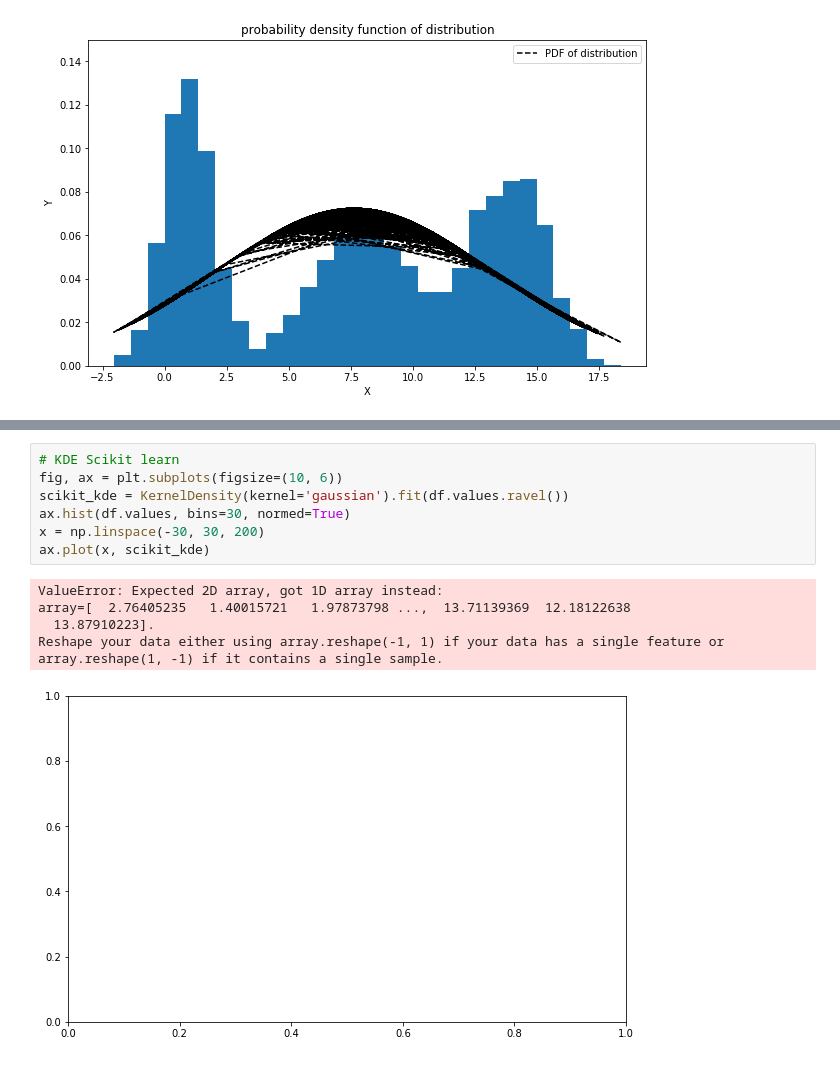
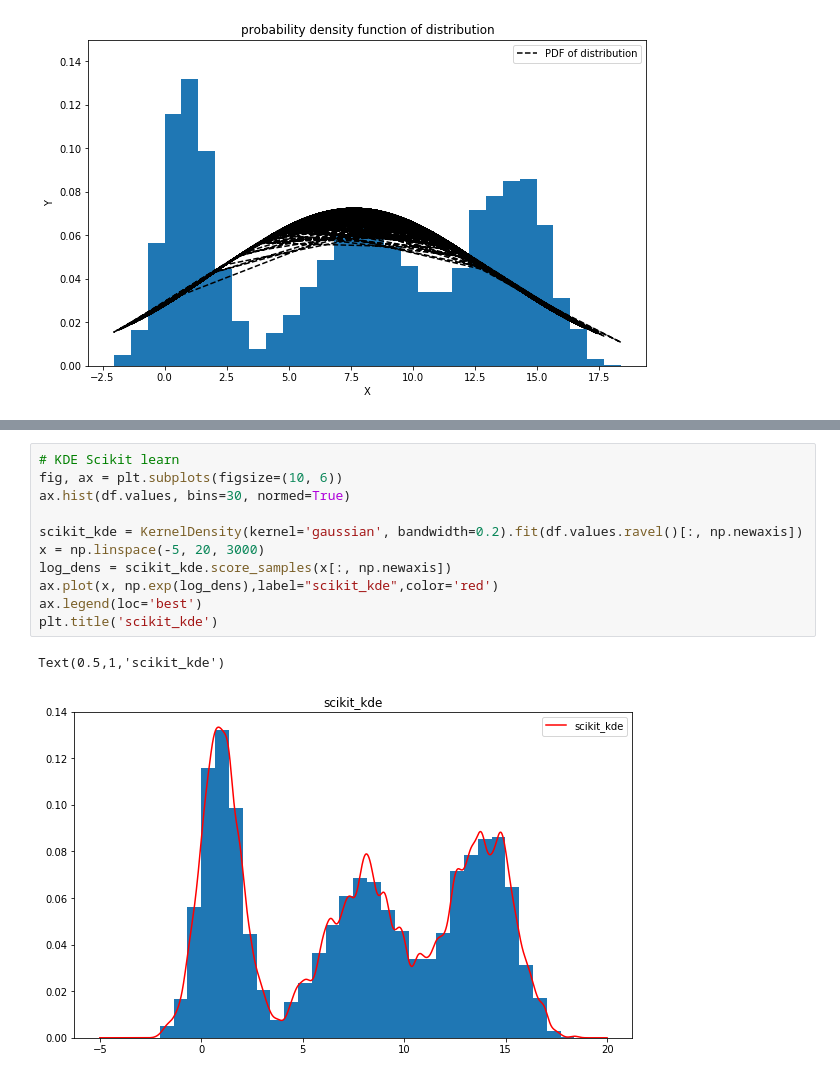
Before and after one commit to Ravikiran-Bhat-Git/learning_and_adaptivity, a Jupyter notebook: assignment03/LA03_Ex2_KDE.ipynb, the cells around one changed output, grey strips where cells are left out. Saved outputs shown, nothing was run; the diff lists cells and outputs as text.

```diff
--- a/assignment03/LA03_Ex2_KDE.ipynb
+++ b/assignment03/LA03_Ex2_KDE.ipynb
@@ -69,13 +97,14 @@ ax.legend(loc='best')
 # %%
 # KDE Scikit learn
 fig, ax = plt.subplots(figsize=(10, 6))
-scikit_kde = KernelDensity(kernel='gaussian').fit(df.values.ravel())
 ax.hist(df.values, bins=30, normed=True)
-x = np.linspace(-30, 30, 200)
-ax.plot(x, scikit_kde)
+
+scikit_kde = KernelDensity(kernel='gaussian', bandwidth=0.2).fit(df.values.ravel()[:, np.newaxis])
+x = np.linspace(-5, 20, 3000)
+log_dens = scikit_kde.score_samples(x[:, np.newaxis])
+ax.plot(x, np.exp(log_dens),label="scikit_kde",color='red')
+ax.legend(loc='best')
+plt.title('scikit_kde')
 # %% [output]
-ValueError: Expected 2D array, got 1D array instead:
-array=[  2.76405235   1.40015721   1.97873798 ...,  13.71139369  12.18122638
-  13.87910223].
-Reshape your data either using array.reshape(-1, 1) if your data has a single feature or array.reshape(1, -1) if it contains a single sample.
+Text(0.5,1,'scikit_kde')
-[figure, old version]
+[figure, new version]
```
Also changed, not shown: parts of 4 cells of this notebook.
